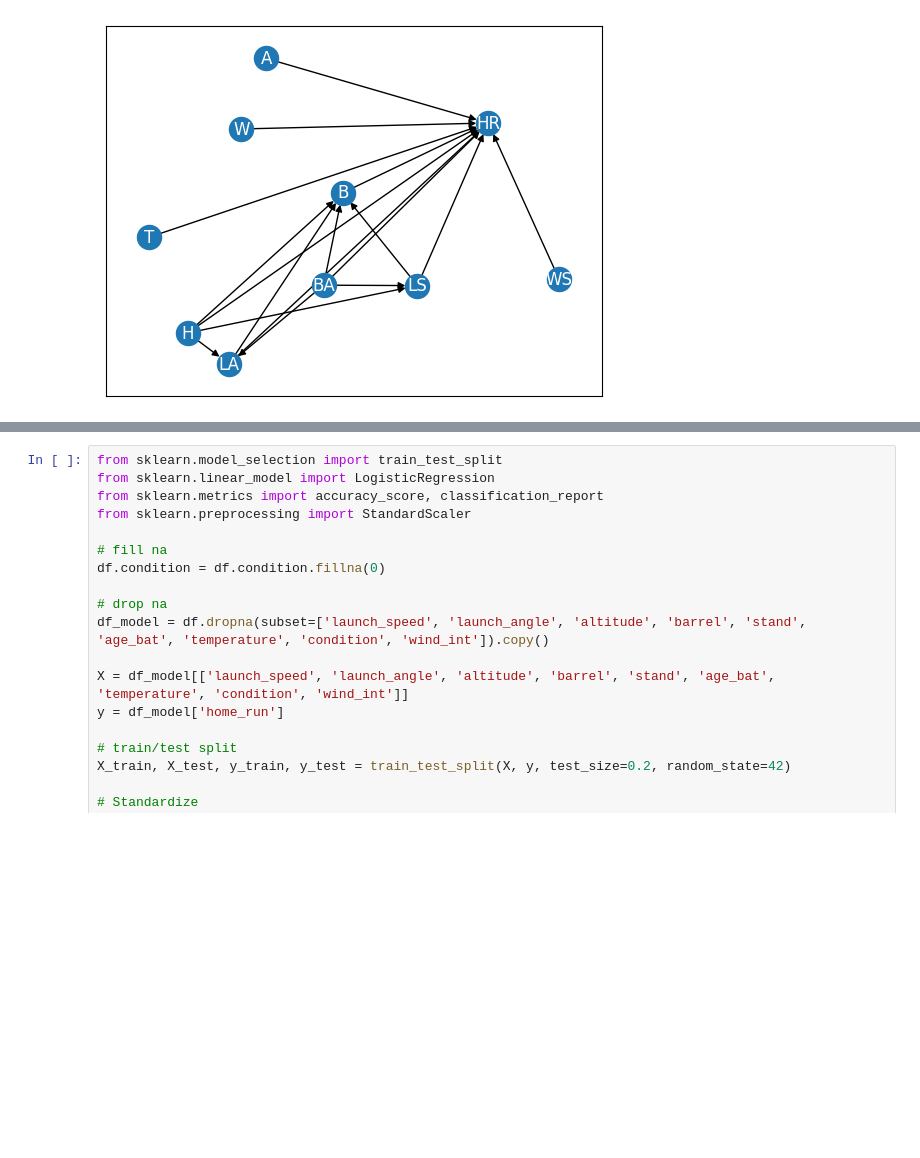
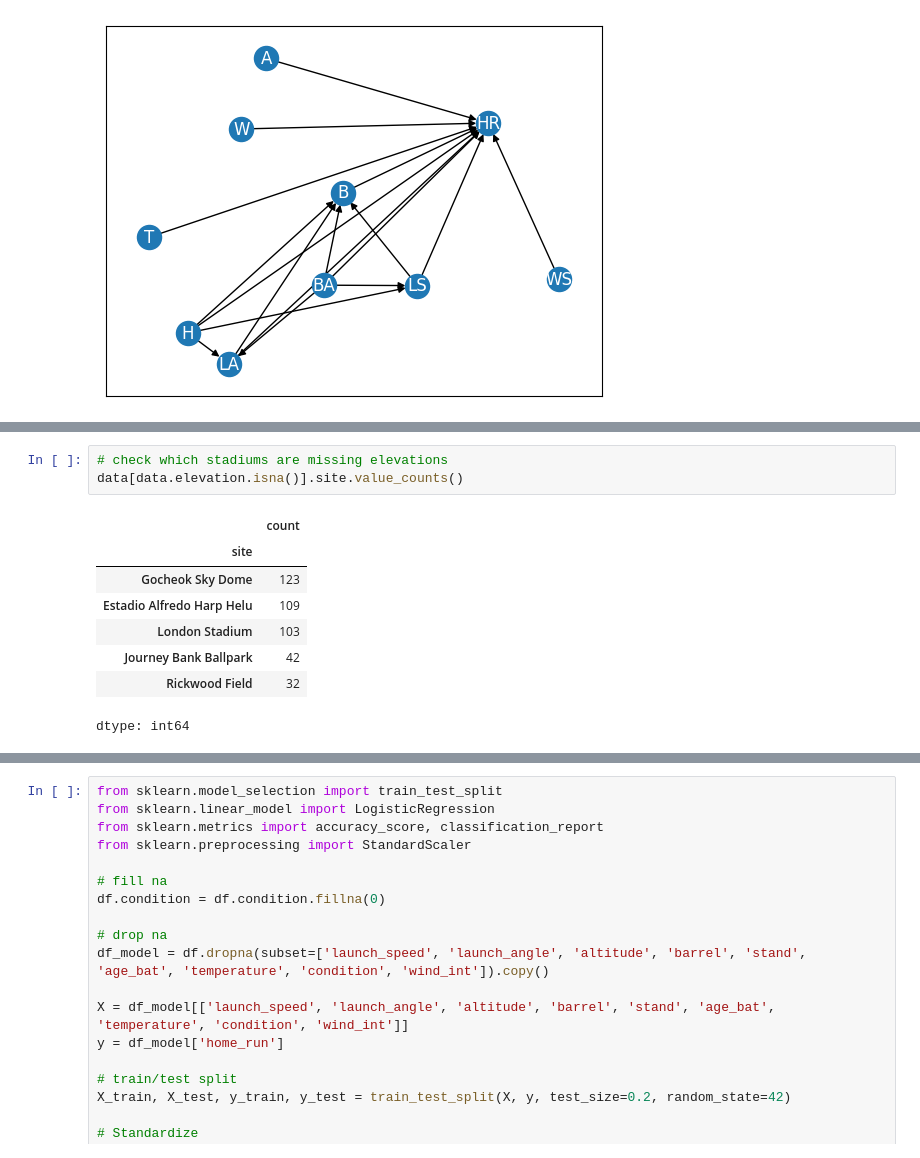
Before and after one commit to elizabethavargas/baseball, a Jupyter notebook: barrel_causal_model.ipynb, the cells around one changed output, grey strips where cells are left out. Drawn from its saved outputs; the diff is of its cells as text; blank space fills up the shorter version.

```diff
--- a/barrel_causal_model.ipynb
+++ b/barrel_causal_model.ipynb
@@ -29,0 +85,12 @@ nx.draw_networkx(graph, arrows=True, font_color="white")
+# %%
+# check which stadiums are missing elevations
+data[data.elevation.isna()].site.value_counts()
+# %% [output]
+|  | count |
+| site |  |
+| Gocheok Sky Dome | 123 |
+| Estadio Alfredo Harp Helu | 109 |
+| London Stadium | 103 |
+| Journey Bank Ballpark | 42 |
+| Rickwood Field | 32 |
+dtype: int64
```
Also changed, not shown: parts of 11 cells of this notebook.
